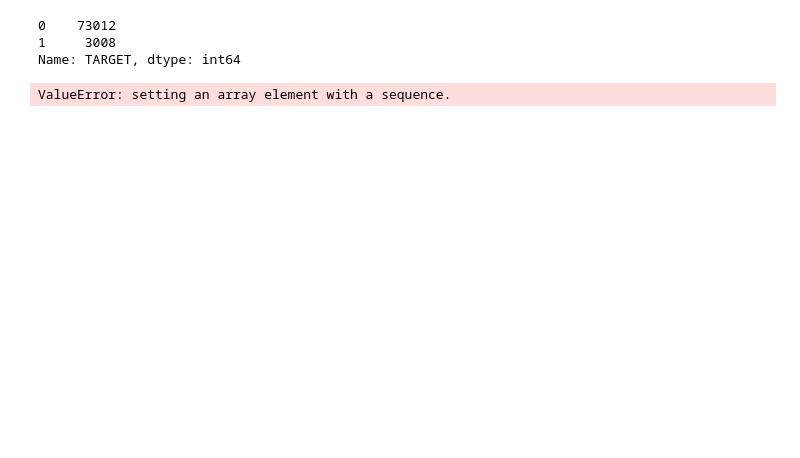
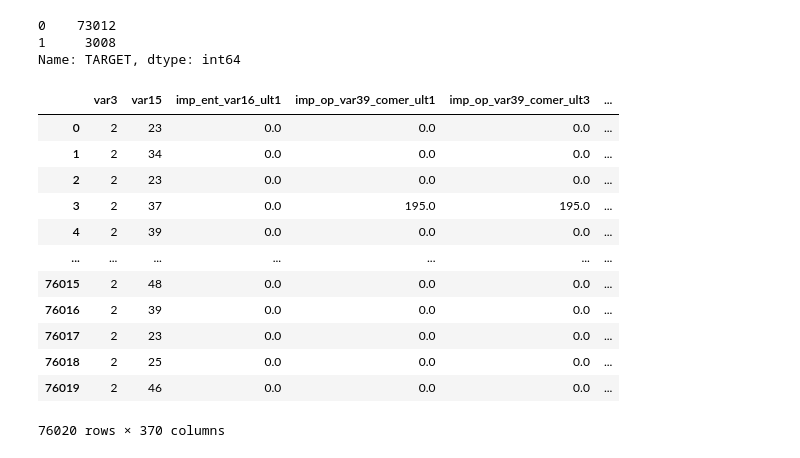
Before and after one commit to GabrielAraujoCarlos/Prevendo-Satisfacao-Cliente-Santander, a Jupyter notebook: PrevendoSatisfacaoClienteSantander.ipynb, the cells around one changed output. Saved outputs shown, nothing was run; the diff lists cells and outputs as text; code cells hidden in the pictures; blank space fills up the shorter version.

Commit message:
develop with pandas
reprocessing the data using pandas

```diff
--- a/PrevendoSatisfacaoClienteSantander.ipynb
+++ b/PrevendoSatisfacaoClienteSantander.ipynb
@@ -237,10 +238,20 @@ dados_pandas.TARGET.value_counts()
 1     3008
 Name: TARGET, dtype: int64
 # %%
-#Aplica a técnica de oversampling e aumentar o número de exemplos da classe minoritária
-X_treino = dados_pandas["pcaFeatures"]
-y_treino = dados_pandas["TARGET"]
-over_sampler = SMOTE(k_neighbors = 2)
-X_treino, y_treino = over_sampler.fit_resample(X_treino, y_treino)
+# Como não identifiquei uma forma de balancear a variável alvo, irei refazer o processo em pandas.
+dados_pandas = dados.toPandas()
+dados_pandas
 # %% [output]
+|  | var3 | var15 | imp_ent_var16_ult1 | imp_op_var39_comer_ult1 | imp_op_var39_comer_ult3 | ... |
+| 0 | 2 | 23 | 0.0 | 0.0 | 0.0 | ... |
+| 1 | 2 | 34 | 0.0 | 0.0 | 0.0 | ... |
+| 2 | 2 | 23 | 0.0 | 0.0 | 0.0 | ... |
+| 3 | 2 | 37 | 0.0 | 195.0 | 195.0 | ... |
+| 4 | 2 | 39 | 0.0 | 0.0 | 0.0 | ... |
+| ... | ... | ... | ... | ... | ... | ... |
+| 76015 | 2 | 48 | 0.0 | 0.0 | 0.0 | ... |
+| 76016 | 2 | 39 | 0.0 | 0.0 | 0.0 | ... |
+| 76017 | 2 | 23 | 0.0 | 0.0 | 0.0 | ... |
+| 76018 | 2 | 25 | 0.0 | 0.0 | 0.0 | ... |
+| 76019 | 2 | 46 | 0.0 | 0.0 | 0.0 | ... |
-ValueError: setting an array element with a sequence.
+76020 rows × 370 columns
```
Also changed, not shown: parts of 6 cells of this notebook.
